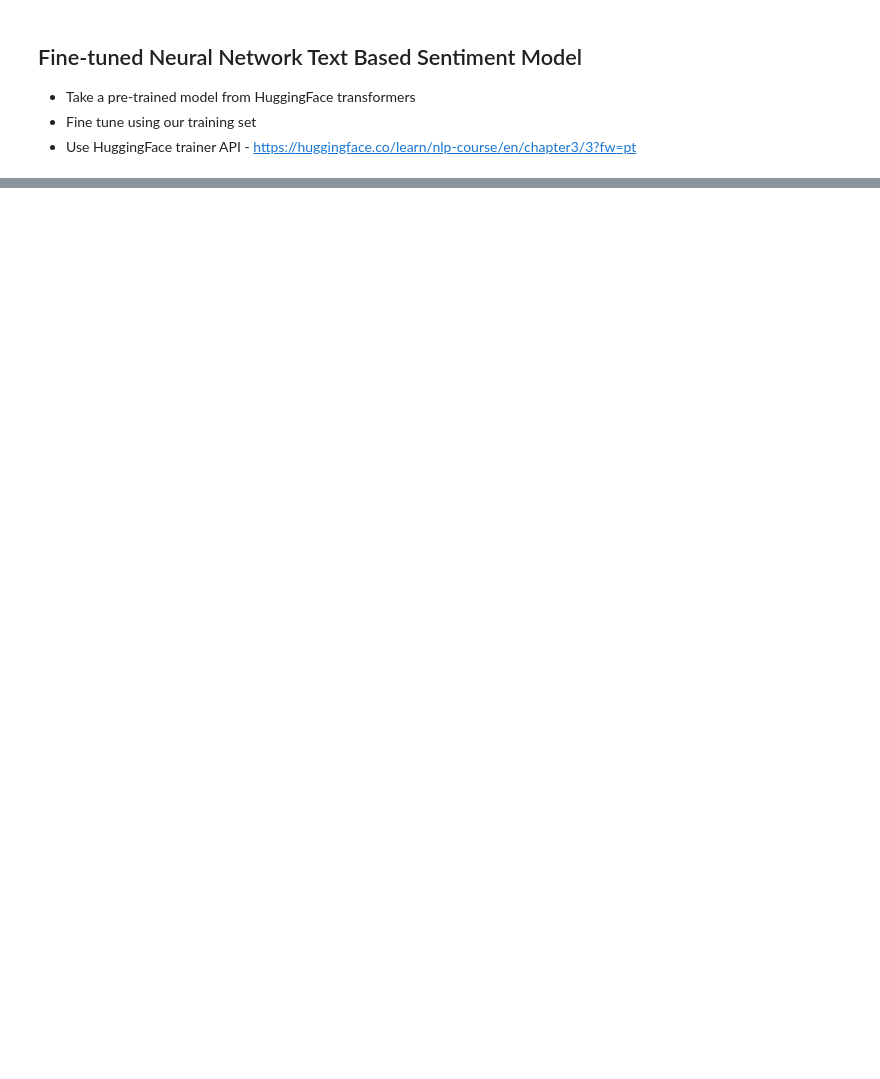
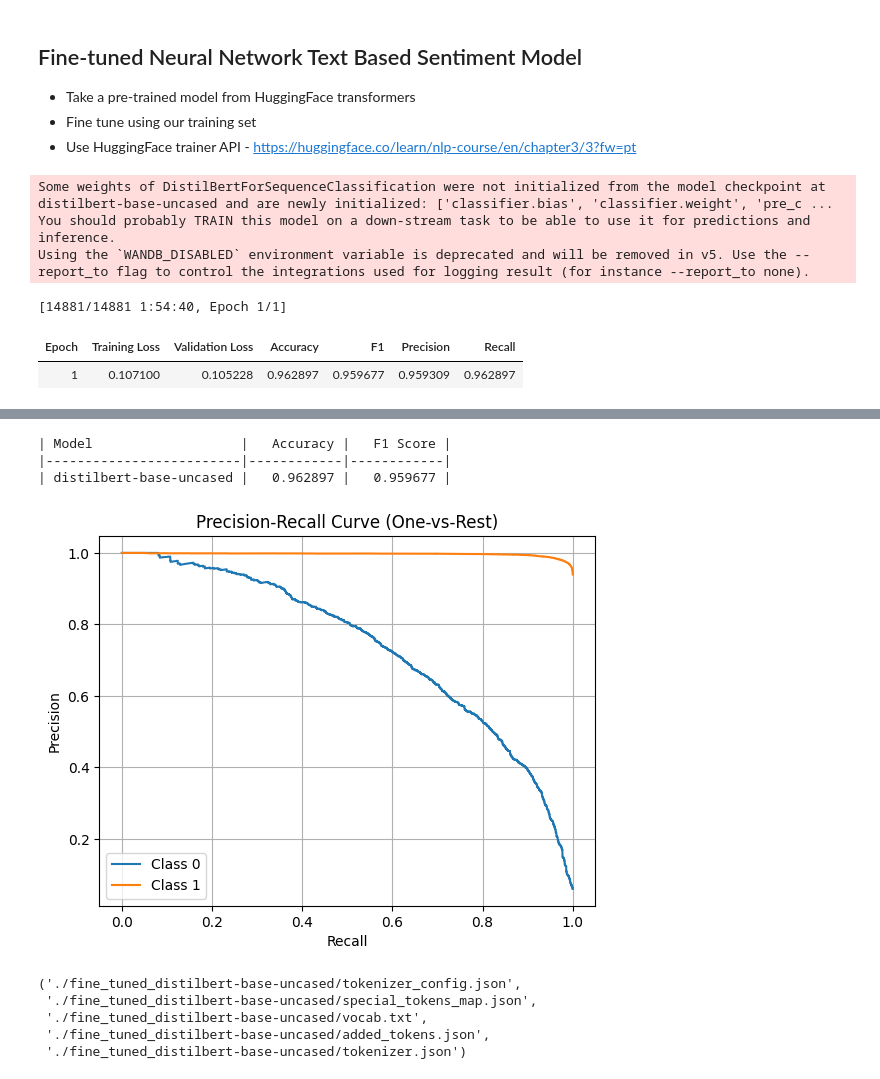
Before and after one commit to reggiebain/reviews-analyzer, a Jupyter notebook: modeling_and_results/sentiment-analysis-model.ipynb, the cells around one changed output, grey strips where cells are left out. Cells and saved outputs as stored; diff of their text form; code cells hidden in the pictures; blank space fills up the shorter version.

```diff
--- a/modeling_and_results/sentiment-analysis-model.ipynb
+++ b/modeling_and_results/sentiment-analysis-model.ipynb
@@ -65,6 +65,8 @@ train_df = train_df[train_df['language'] == 'en']
 val_df = val_df[val_df['language'] == 'en']
 test_df = test_df[test_df['language'] == 'en']
 
+# Get ratio of classes for XGBoost later
+scale_pos_weight = train_df.sentiment.value_counts().values[1]/train_df.sentiment.value_counts().values[0]
 '''
 # Create balanced set for training
 min_count = train_df['sentiment'].value_counts().min()
@@ -184,7 +204,8 @@ import os
 os.environ["WANDB_DISABLED"] = "true"
 # %%
 from sklearn.ensemble import GradientBoostingClassifier, RandomForestClassifier
-from sklearn.model_selection import train_test_split, GridSearchCV
+from xgboost import XGBClassifier
+from sklearn.model_selection import train_test_split, GridSearchCV, StratifiedKFold
 from sklearn.linear_model import LogisticRegression
 from sklearn.metrics import accuracy_score, f1_score, precision_score, recall_score, precision_recall_curve, classification_report
 from tabulate import tabulate
@@ -200,15 +221,16 @@ models = {
         "model": RandomForestClassifier(class_weight='balanced'),
         "params": {"n_estimators": [50, 100, 200], "max_depth": [5, 10, None]}
     },
-    "Gradient Boosting": {
-        "model": GradientBoostingClassifier(),
-        "params": {"n_estimators": [50, 100, 200], "learning_rate": [0.01, 0.1, 0.2]}
+    "XGBoost Classifer": {
+        "model": XGBClassifier(scale_pos_weight=scale_pos_weight),
+        "params": {"n_estimators": [50, 100, 200], 'max_depth': [3,5,7], "learning_rate": [0.01, 0.1, 0.2]}
     }
 }
 
 results = []
 for name, info in models.items():
-    grid_search = GridSearchCV(info["model"], info["params"], scoring='f1', cv=5, n_jobs=-1)
+    skf = StratifiedKFold(n_splits=5, shuffle=True, random_state=42)
+    grid_search = GridSearchCV(info["model"], info["params"], scoring='f1', cv=skf, n_jobs=-1)
     grid_search.fit(X_train, y_train)
 
     best_model = grid_search.best_estimator_
@@ -220,7 +242,7 @@ for name, info in models.items():
     # Baseline Prediction: Always Predicting 2
     y_pred_baseline = [1] * len(y_val)
     #y_pred_baseline = [random.randint(0, 2) for _ in range(len(y_val))]
-    #y_pred_baseline = [random.choice([0,2]) for _ in range(len(y_val))]
+    #y_pred_baseline = [random.choice([0,1]) for _ in range(len(y_val))]
 
     # Compute Metrics
     accuracy = accuracy_score(y_val, y_pred)
@@ -351,7 +375,7 @@ y_test_bert = y_test
 # Otherwise, re grab the one from above
 model_name = "distilbert-base-uncased"
 tokenizer = AutoTokenizer.from_pretrained(model_name)
-model = AutoModelForSequenceClassification.from_pretrained(model_name, num_labels=3)
+model = AutoModelForSequenceClassification.from_pretrained(model_name, num_labels=2)
 
 def tokenize_function(texts):
     return tokenizer(texts, truncation=True, padding=True, max_length=512)
@@ -431,3 +455,10 @@ plt.show()
 
 model.save_pretrained(f"./fine_tuned_{model_name}")
 tokenizer.save_pretrained(f"./fine_tuned_{model_name}")
+# %% [output]
+Some weights of DistilBertForSequenceClassification were not initialized from the model checkpoint at distilbert-base-uncased and are newly initialized: ['classifier.bias', 'classifier.weight', 'pre_c ...
+You should probably TRAIN this model on a down-stream task to be able to use it for predictions and inference.
+Using the `WANDB_DISABLED` environment variable is deprecated and will be removed in v5. Use the --report_to flag to control the integrations used for logging result (for instance --report_to none).
+[14881/14881 1:54:40, Epoch 1/1]
+| Epoch | Training Loss | Validation Loss | Accuracy | F1 | Precision | Recall |
+| 1 | 0.107100 | 0.105228 | 0.962897 | 0.959677 | 0.959309 | 0.962897 |
@@ -433,0 +466,9 @@ tokenizer.save_pretrained(f"./fine_tuned_{model_name}")
+| Model                   |   Accuracy |   F1 Score |
+|-------------------------|------------|------------|
+| distilbert-base-uncased |   0.962897 |   0.959677 |
+[figure, added]
+('./fine_tuned_distilbert-base-uncased/tokenizer_config.json',
+ './fine_tuned_distilbert-base-uncased/special_tokens_map.json',
+ './fine_tuned_distilbert-base-uncased/vocab.txt',
+ './fine_tuned_distilbert-base-uncased/added_tokens.json',
+ './fine_tuned_distilbert-base-uncased/tokenizer.json')
```
Also changed, not shown: parts of 7 cells of this notebook, 1 other file.
